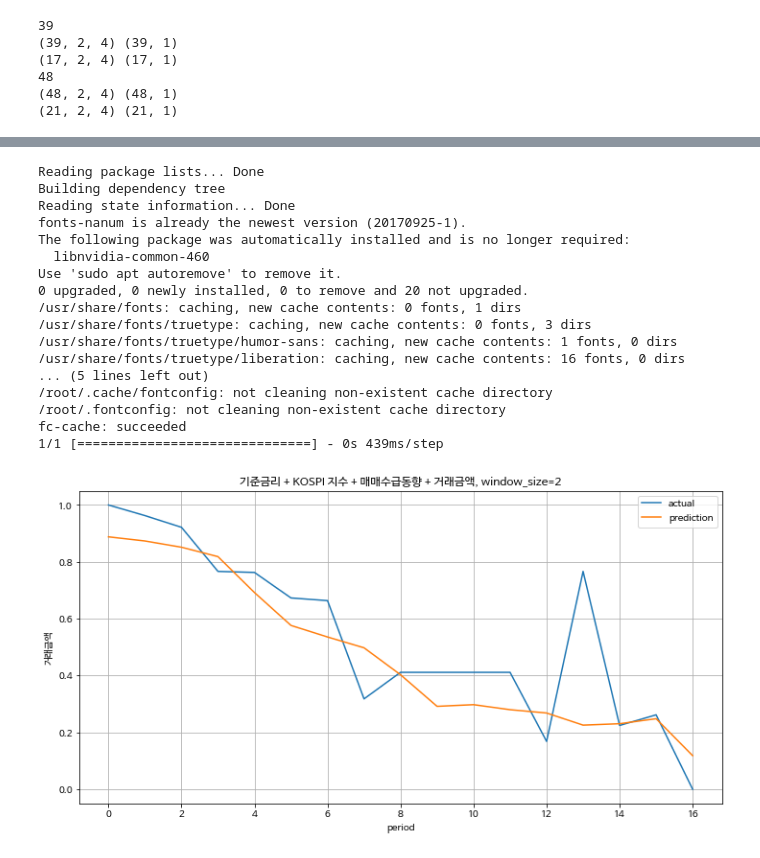
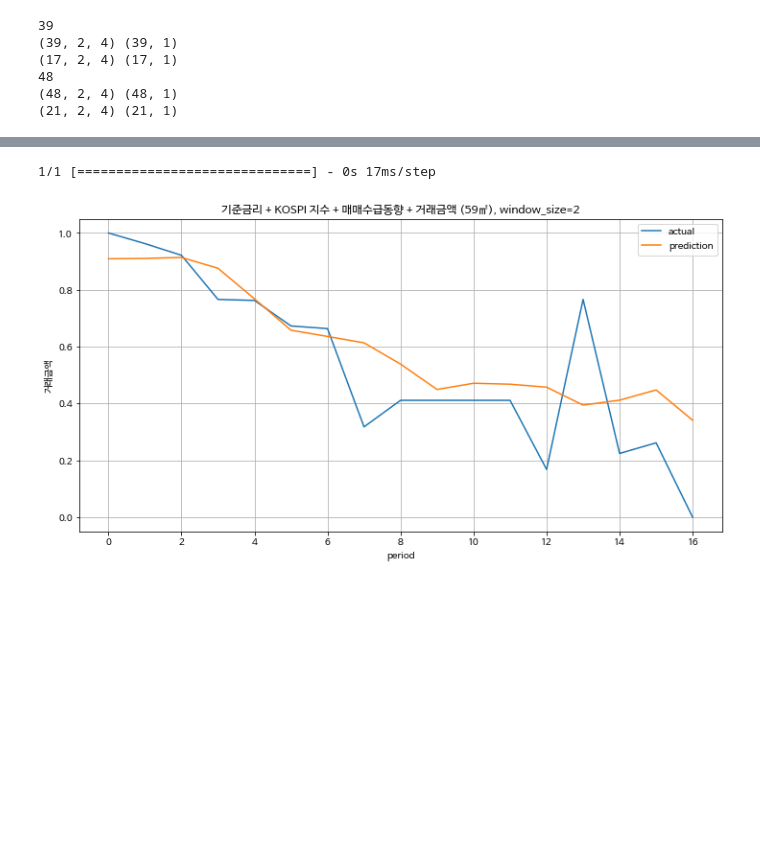
Before and after one commit to fedor44/real_estate_lstm, a Jupyter notebook: Untitled31.ipynb, the cells around one changed output, grey strips where cells are left out. Saved outputs shown, nothing was run; the diff lists cells and outputs as text; code cells hidden in the pictures; blank space fills up the shorter version.

```diff
--- a/Untitled31.ipynb
+++ b/Untitled31.ipynb
@@ -177,12 +177,10 @@ from tensorflow.keras.models import Sequential
 from tensorflow.keras.layers import LSTM, Dense, Dropout
 
 model59 = Sequential()
-
-model59.add(LSTM(64, activation = 'tanh', input_shape = x_train59[0].shape))
+model59.add(LSTM(128, activation = 'tanh', input_shape = x_train59[0].shape))
 model59.add(Dense(1, activation = 'linear'))
 
 model84 = Sequential()
-
 model84.add(LSTM(64, activation = 'tanh', input_shape = x_train84[0].shape))
 model84.add(Dense(1, activation = 'linear'))
 # %%
@@ -246,41 +244,25 @@ Epoch 7/100
 # %%
 # 한글 출력을 위한 세팅
 #!sudo apt-get install -y fonts-nanum
 #!sudo fc-cache -fv
 #!rm ~/.cache/matplotlib -rf
 
 plt.rc('font', family='NanumBarunGothic')
 
 pred59 = model59.predict(x_test59)
 
-# 예측 vs real 비교 시각화
+# actual vs prediction 비교 시각화
 plt.figure(figsize=(12, 6))
-plt.title('기준금리 + KOSPI 지수 + 매매수급동향 + 거래금액, window_size=2')
+plt.title('기준금리 + KOSPI 지수 + 매매수급동향 + 거래금액 (59㎡), window_size=2')
 plt.ylabel('거래금액')
 plt.xlabel('period')
 plt.plot(y_test59, label='actual')
 plt.plot(pred59, label='prediction')
 plt.grid()
 plt.legend(loc='best')
 
 plt.show()
 # %% [output]
-Reading package lists... Done
-Building dependency tree
-Reading state information... Done
-fonts-nanum is already the newest version (20170925-1).
-The following package was automatically installed and is no longer required:
-  libnvidia-common-460
-Use 'sudo apt autoremove' to remove it.
-0 upgraded, 0 newly installed, 0 to remove and 20 not upgraded.
-/usr/share/fonts: caching, new cache contents: 0 fonts, 1 dirs
-/usr/share/fonts/truetype: caching, new cache contents: 0 fonts, 3 dirs
-/usr/share/fonts/truetype/humor-sans: caching, new cache contents: 1 fonts, 0 dirs
-/usr/share/fonts/truetype/liberation: caching, new cache contents: 16 fonts, 0 dirs
-... (5 lines left out)
-/root/.cache/fontconfig: not cleaning non-existent cache directory
-/root/.fontconfig: not cleaning non-existent cache directory
-fc-cache: succeeded
-1/1 [==============================] - 0s 439ms/step
+1/1 [==============================] - 0s 17ms/step
-[figure, old version]
+[figure, new version]
 # %%
```
Also changed, not shown: parts of 5 cells of this notebook.
